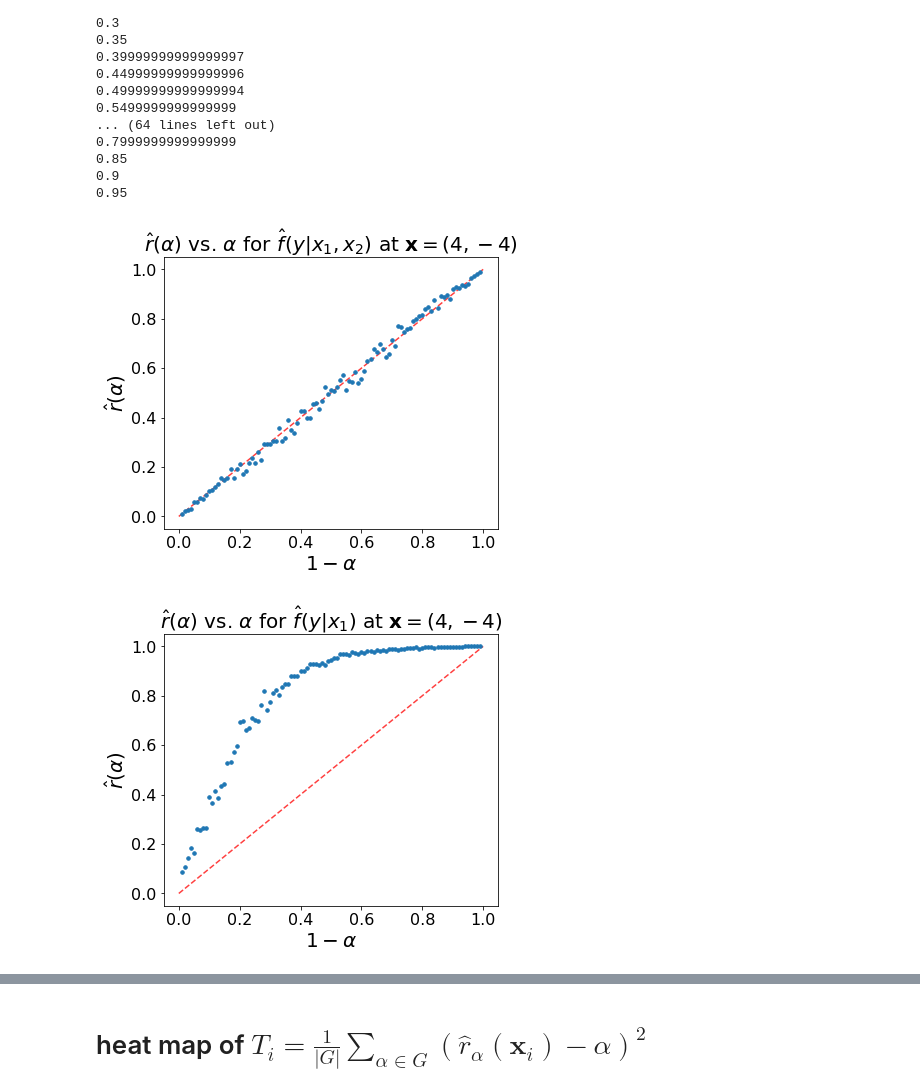
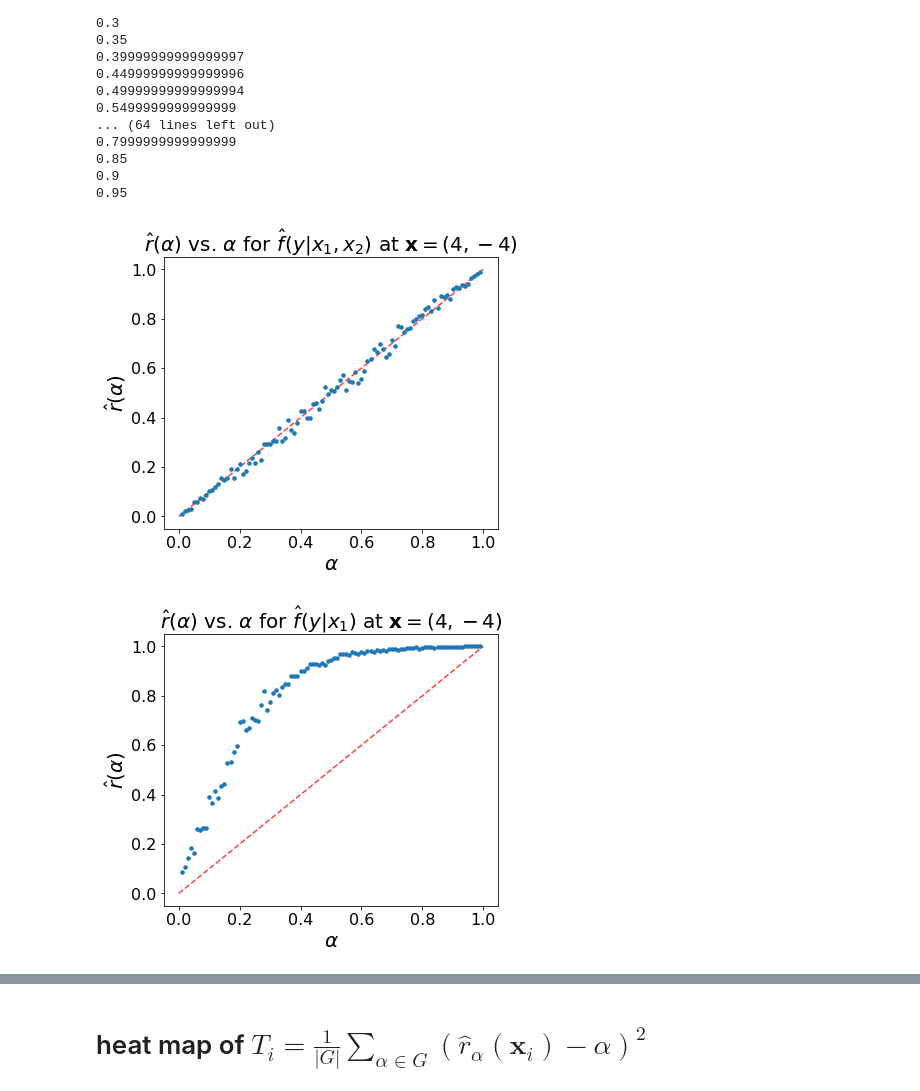
Before and after one commit to zhao-david/CDE-diagnostics, a Jupyter notebook: toy_example_1_v1.ipynb, the cells around one changed output, grey strips where cells are left out. Cells and saved outputs as stored; diff of their text form; code cells hidden in the pictures.

Commit message:
updated plots

```diff
--- a/toy_example_1_v1.ipynb
+++ b/toy_example_1_v1.ipynb
@@ -252,7 +252,7 @@ fig_pit
 # for confidence sets
 # %%
 def get_confidence_band_range(n_trials=100, name='x1x2', alpha=0.05, points=[[1,2]]):
-    sample = [1 - all_rhat_classifiers[i][name][alpha].predict_proba(points)[:, 1][0] for i in range(n_trials)]
+    sample = [all_rhat_classifiers[i][name][alpha].predict_proba(points)[:, 1][0] for i in range(n_trials)]
     return [min(sample), max(sample)]
 # %% [markdown]
 # fixed $\alpha$, coverage heatmap
@@ -685,27 +685,27 @@ confidence_qqplot['marg'] = np.array([get_confidence_band_range(name='marg', alp
 # %%
 rhat_alphas_xi['x1x2'].plot(style='.', figsize=(6,5), markersize=7)
 
 lims = [
     np.min([0,0]),  # min of both axes
     np.max([1,1]),  # max of both axes
 ]
 plt.plot(lims, lims, 'r--', alpha=0.75, zorder=0)
 
 """
 # confidence bands
 plt.fill_between(rhat_alphas_xi['x1x2'].index,
                  confidence_qqplot['x1x2'][:, 0],
                  confidence_qqplot['x1x2'][:, 1],
                  alpha=0.15
                 )
 """
 
 plt.title("$\hat r($" + r'$\alpha$' + "$)$ vs. " + r'$\alpha$' + " for $\hat f(y|x_1,x_2)$ at $\mathbf{x}=(4,-4)$", fontsize=20)
-plt.xlabel("$1-$" + r'$\alpha$', fontsize=20)
+plt.xlabel(r'$\alpha$', fontsize=20)
 plt.ylabel("$\hat r($" + r'$\alpha$' + "$)$", fontsize=20)
 plt.tick_params(axis='both', which='major', labelsize=16)
 # %% [output]
-[figure, old version]
+[figure, new version]
 # %%
 rhat_alphas_xi['x1'].plot(style='.', figsize=(6,5), markersize=7)
 
@@ -725,11 +725,11 @@ plt.fill_between(rhat_alphas_xi['x1'].index,
 """
 
 plt.title("$\hat r($" + r'$\alpha$' + "$)$ vs. " + r'$\alpha$' + " for $\hat f(y|x_1)$ at $\mathbf{x}=(4,-4)$", fontsize=20)
-plt.xlabel("$1-$" + r'$\alpha$', fontsize=20)
+plt.xlabel(r'$\alpha$', fontsize=20)
 plt.ylabel("$\hat r($" + r'$\alpha$' + "$)$", fontsize=20)
 plt.tick_params(axis='both', which='major', labelsize=16)
 # %% [output]
-[figure, old version]
+[figure, new version]
 # %%
 rhat_alphas_xi['x2'].plot(style='.', figsize=(6,5), markersize=7)
 
```
Also changed, not shown: parts of 9 cells of this notebook.
